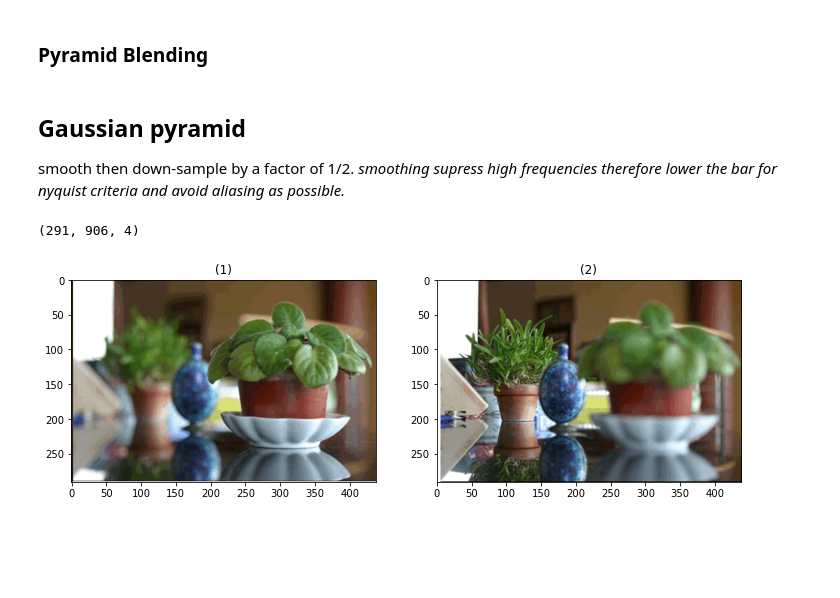
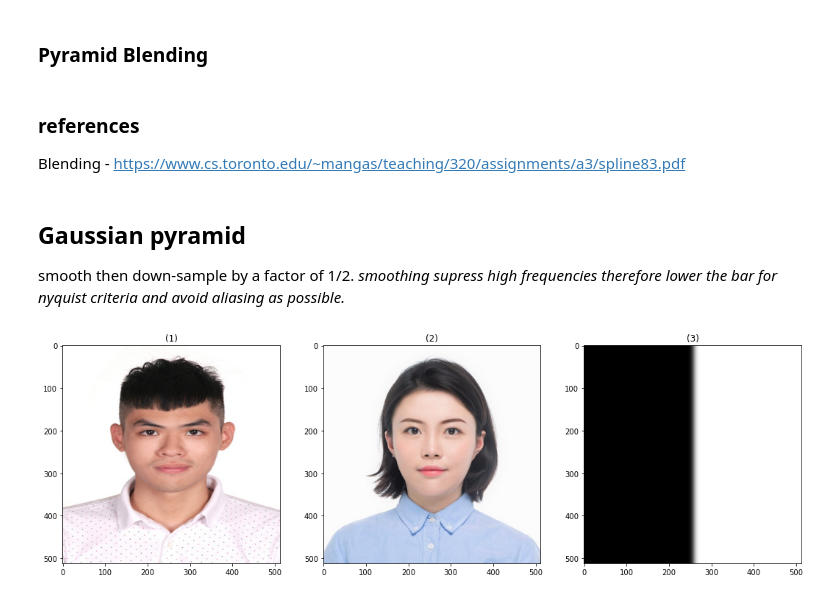
Before and after one commit to ahmedehabb/Face-Detection-and-Pyramid-Blending, a Jupyter notebook: PyramidBlending/pyramid-blending.ipynb, the cells around one changed output. Cells and saved outputs as stored; diff of their text form; code cells hidden in the pictures; blank space fills up the shorter version.

```diff
--- a/PyramidBlending/pyramid-blending.ipynb
+++ b/PyramidBlending/pyramid-blending.ipynb
@@ -9,19 +9,26 @@ from matplotlib.pyplot import imshow,subplot,imread
 import matplotlib.pyplot as plt
 from skimage.color import rgb2gray
 import scipy.ndimage as nd
+# %% [markdown]
+### references
+Blending  - https://www.cs.toronto.edu/~mangas/teaching/320/assignments/a3/spline83.pdf
 # %% [markdown]
 ## Gaussian pyramid
 smooth then down-sample by a factor of 1/2.
 *smoothing supress high frequencies therefore lower the bar for nyquist criteria and avoid aliasing as possible.*
-# %%
-image = io.imread('./images/blend1.gif')
-print(image.shape)
-image1 = np.copy(image[:,:image.shape[1]//2 - 15,:])
-image2 = np.copy(image[:,15 + image.shape[1]//2:,:])
-show_images([image1, image2])
-# %% [output]
-(291, 906, 4)
-[figure, removed]
+# %%
+image1 = io.imread('./images/face1.jpg')
+image2 = io.imread('./images/face2.jpeg')
+mask = rgb2gray(io.imread('./images/mask_vertical.jpg'))
+if image1.shape[0] > image2.shape[0]:
+    image1 = cv2.resize(image1, dsize=(image2.shape[1], image2.shape[0]))
+else:
+    image2 = cv2.resize(image2, dsize=(image1.shape[1], image1.shape[0]))
+mask = cv2.resize(mask, dsize=(image1.shape[1], image1.shape[0]))
+mask = skimage.filters.gaussian(mask,sigma=6)
+show_images([image1, image2,mask])
+# %% [output]
+[figure, added]
 # %%
 gaus1 = skimage.filters.gaussian(image1,sigma=0.45)
 gaus2 = skimage.filters.gaussian(image2,sigma=1)
```
Also changed, not shown: parts of 9 cells of this notebook, 3 other files.
